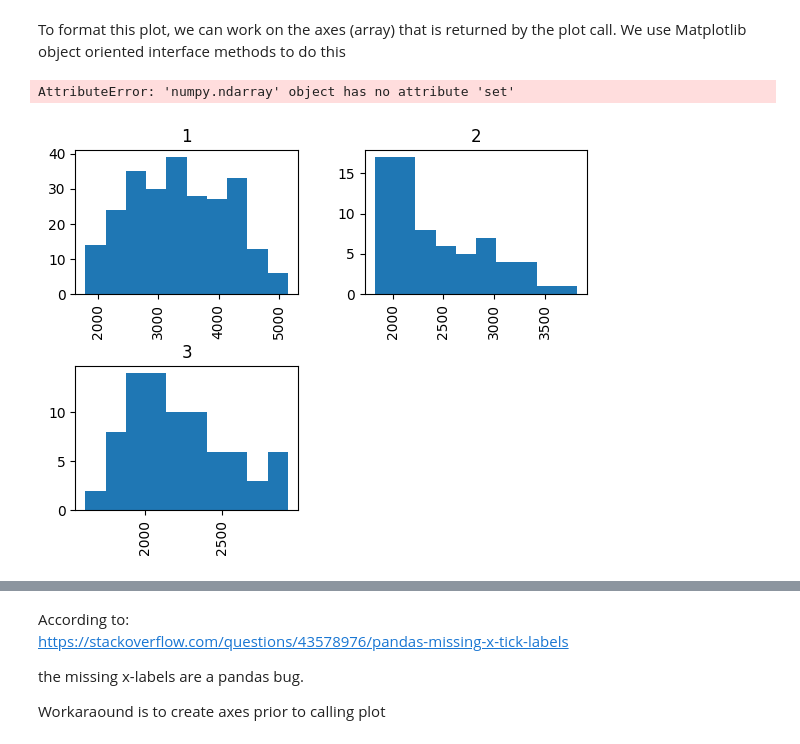
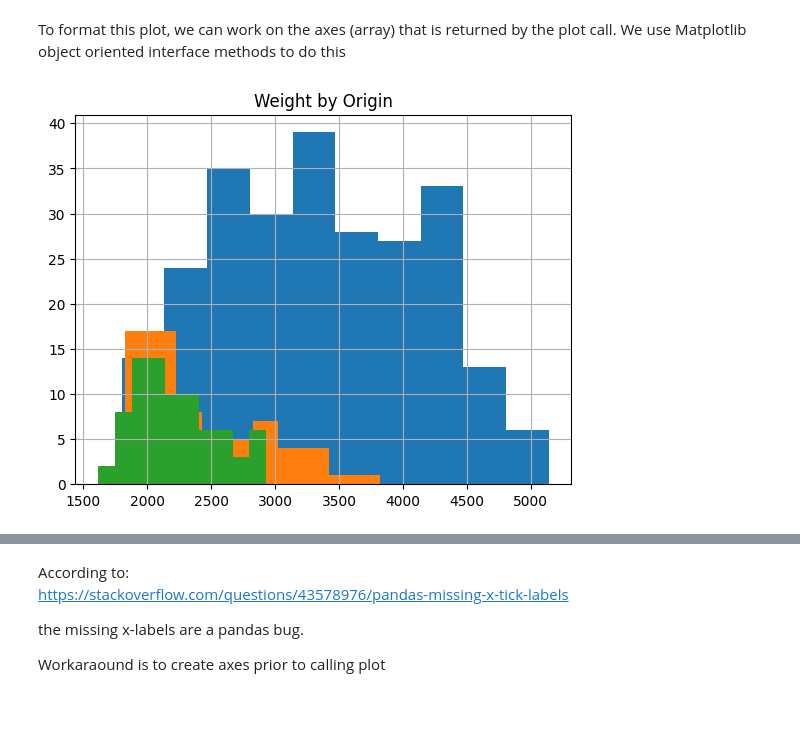
Before and after one commit to ENSF611/lab0-data-and-visualization-review-itadityaa, a Jupyter notebook: lab0-visualization.ipynb, the cells around one changed output, grey strips where cells are left out. Drawn from its saved outputs; the diff is of its cells as text; code cells hidden in the pictures; blank space fills up the shorter version.

```diff
--- a/lab0-visualization.ipynb
+++ b/lab0-visualization.ipynb
@@ -137,11 +137,11 @@ axs = data.hist(column='weight', by='origin')
 [figure]
 # %% [markdown]
 To format this plot, we can work on the axes (array) that is returned by the plot call. We use Matplotlib object oriented interface methods to do this
-# %%
-axs = data.hist(column='weight', by='origin')
-axs[0].set(title='USA')
-axs[1].set(title='Germany');
-# %% [output]
-AttributeError: 'numpy.ndarray' object has no attribute 'set'
-[figure, removed]
+# %%
+# Using the histogram function from matplotlib instead of Pandas histogram
+hist_weight = data["weight"].groupby(data['origin'])
+axs = hist_weight.hist();
+plt.title("Weight by Origin");
+# %% [output]
+[figure, added]
 # %% [markdown]
```
Also changed, not shown: parts of 2 cells of this notebook.
